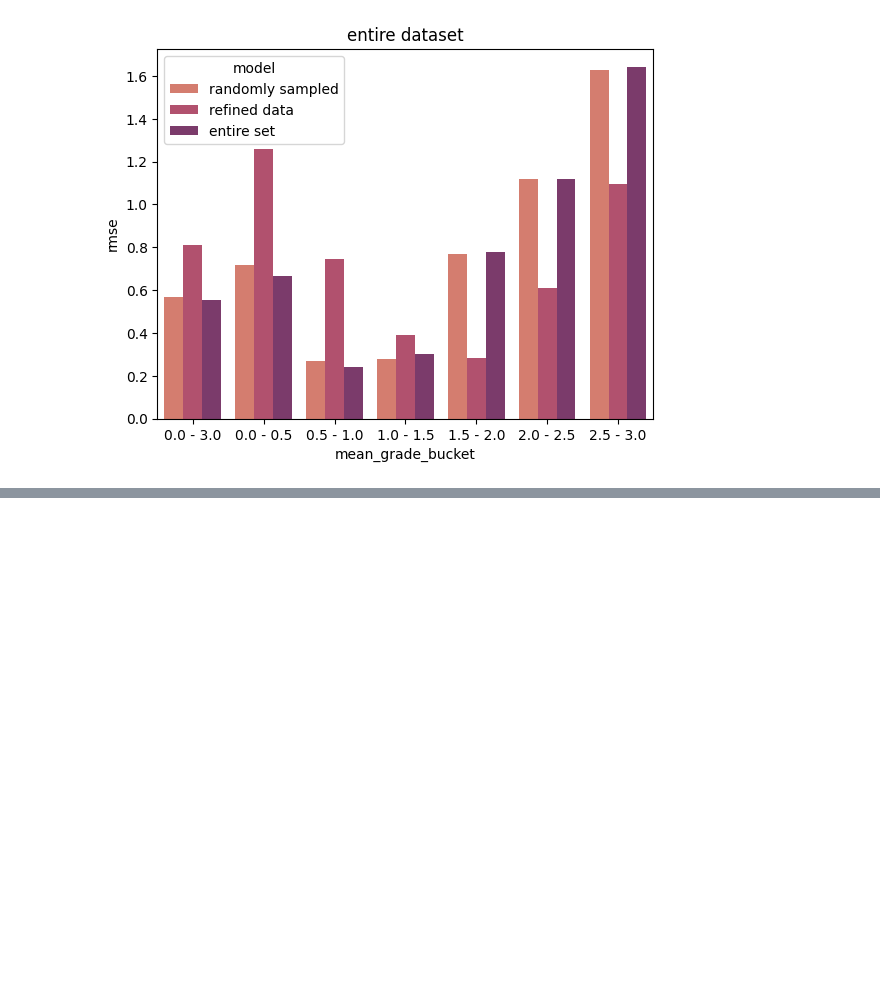
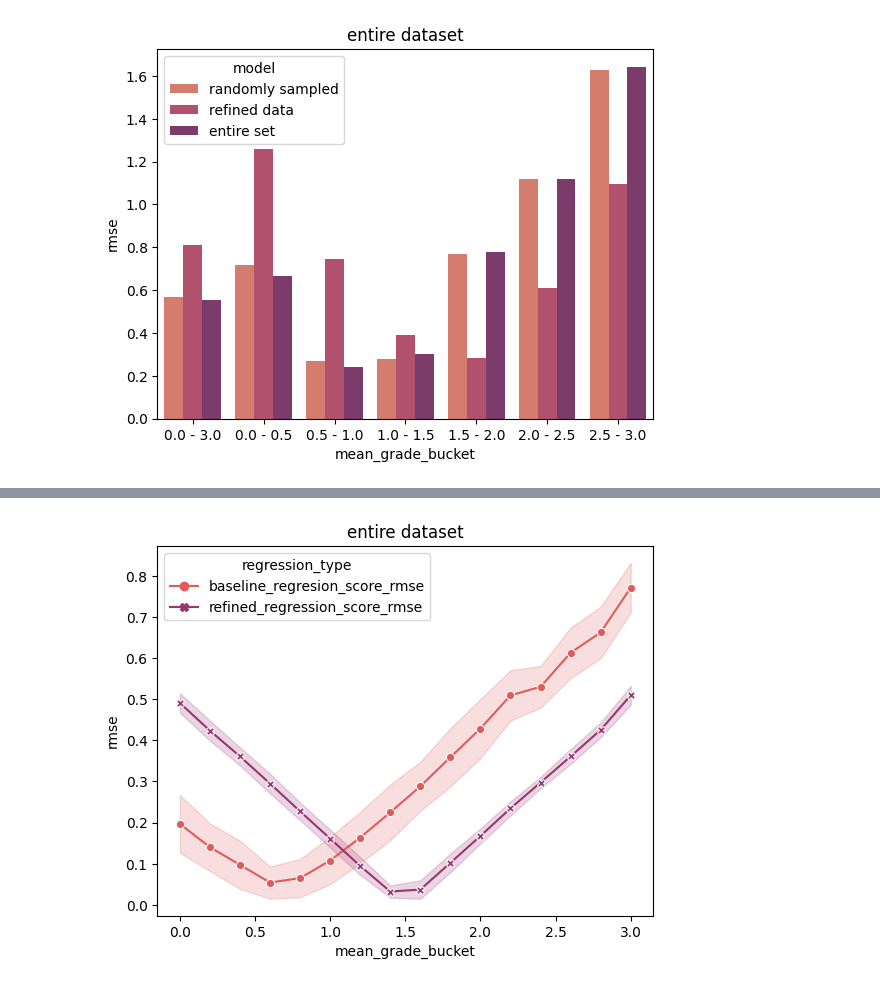
Before and after one commit to gabriel-marinkovic/tar-project, a Jupyter notebook: data_visualisation.ipynb, the cells around one changed output, grey strips where cells are left out. Cells and saved outputs as stored; diff of their text form; code cells hidden in the pictures; blank space fills up the shorter version.

```diff
--- a/data_visualisation.ipynb
+++ b/data_visualisation.ipynb
@@ -704,0 +870,80 @@ plt.show()
+# %%
+def round_to(n, fraction):
+    return round(n / fraction) * fraction
+
+
+loaded_df = pd.read_pickle("val_df_normalization_scores.pkl")
+
+loaded_df['mean_grade_bucket'] = loaded_df['meanGrade'].apply(lambda x: round_to(x, 0.2))
+
+# calculate mean of baseline_regression_score when grouped by mean_grade_bucket
+# store it as a scalar value
+mean_baseline_regression_score = loaded_df.groupby(['mean_grade_bucket']).mean().reset_index()['baseline_regresion_score'].mean()
+mean_refined_regression_score  = loaded_df.groupby(['mean_grade_bucket']).mean().reset_index()['refined_regression_score'].mean()
+
+# same but stddev
+std_baseline_regression_score = loaded_df.groupby(['mean_grade_bucket']).mean().reset_index()['baseline_regresion_score'].std()
+std_refined_regression_score  = loaded_df.groupby(['mean_grade_bucket']).mean().reset_index()['refined_regression_score'].std()
+
+print(mean_baseline_regression_score, std_baseline_regression_score)
+print(mean_refined_regression_score, std_refined_regression_score)
+
+regression_cols = [
+    'baseline_regresion_score',
+    'refined_regression_score',
+    'mixed_regression_score_scoring',
+    'mixed_regression_score_lerp',
+]
+
+for col in regression_cols:
+    loaded_df[col + '_rmse'] = loaded_df.apply(lambda row: np.abs((row[col] - row["normalized_score"])) , axis=1)
+
+# create column mean_grade_bucket, rounded to nearest 0.1
+
+
+print(loaded_df[['id', 'meanGrade', 'mean_grade_bucket']].head(10))
+# transform so that columns baseline_regresion_score, refined_regression_score, mixed_regression_score_scoring, mixed_regression_score_lerp
+# become values of a new column "regression_type" and their values become values of column rmse
+def draw1():
+    dff = loaded_df.melt(
+        id_vars=['id', 'meanGrade', 'mean_grade_bucket'],
+        value_vars=[
+            'baseline_regresion_score_rmse',
+            'refined_regression_score_rmse',
+            'mixed_regression_score_scoring_rmse',
+            'mixed_regression_score_lerp_rmse',
+        ],
+        var_name='regression_type',
+        value_name='rmse'
+    )
+
+    # remove mixed_regression_score_scoring_rmse, mixed_regression_score_lerp_rmse
+    dff = dff[dff['regression_type'] != 'mixed_regression_score_scoring_rmse']
+    dff = dff[dff['regression_type'] != 'mixed_regression_score_lerp_rmse']
+
+
+
+    sns.lineplot(x='mean_grade_bucket', y='rmse', hue='regression_type', palette='flare', data=dff, style='regression_type', errorbar='sd', markers=True, dashes=False)
+    plt.title("entire dataset")
+    plt.show()
+
+def draw2():
+    dff = loaded_df.melt(
+        id_vars=['id', 'meanGrade', 'mean_grade_bucket'],
+        value_vars=regression_cols,
+        var_name='regression_type',
+        value_name='reg'
+    )
+    dff['reg'] *= 3
+
+    # remove mixed_regression_score_scoring_rmse, mixed_regression_score_lerp_rmse
+    dff = dff[dff['regression_type'] != 'mixed_regression_score_scoring']
+    dff = dff[dff['regression_type'] != 'mixed_regression_score_lerp']
+
+    sns.lineplot(x='mean_grade_bucket', y='reg', hue='regression_type', palette='flare', data=dff, style='regression_type', errorbar='sd', markers=True, dashes=False)
+    plt.title("regression result, entire dataset")
+    plt.show()
+
+draw1()
+draw2()
+# %% [output]
@@ -704,0 +963 @@ plt.show()
+[figure, added]
```
Also changed, not shown: parts of 18 cells of this notebook, 7 other files.
